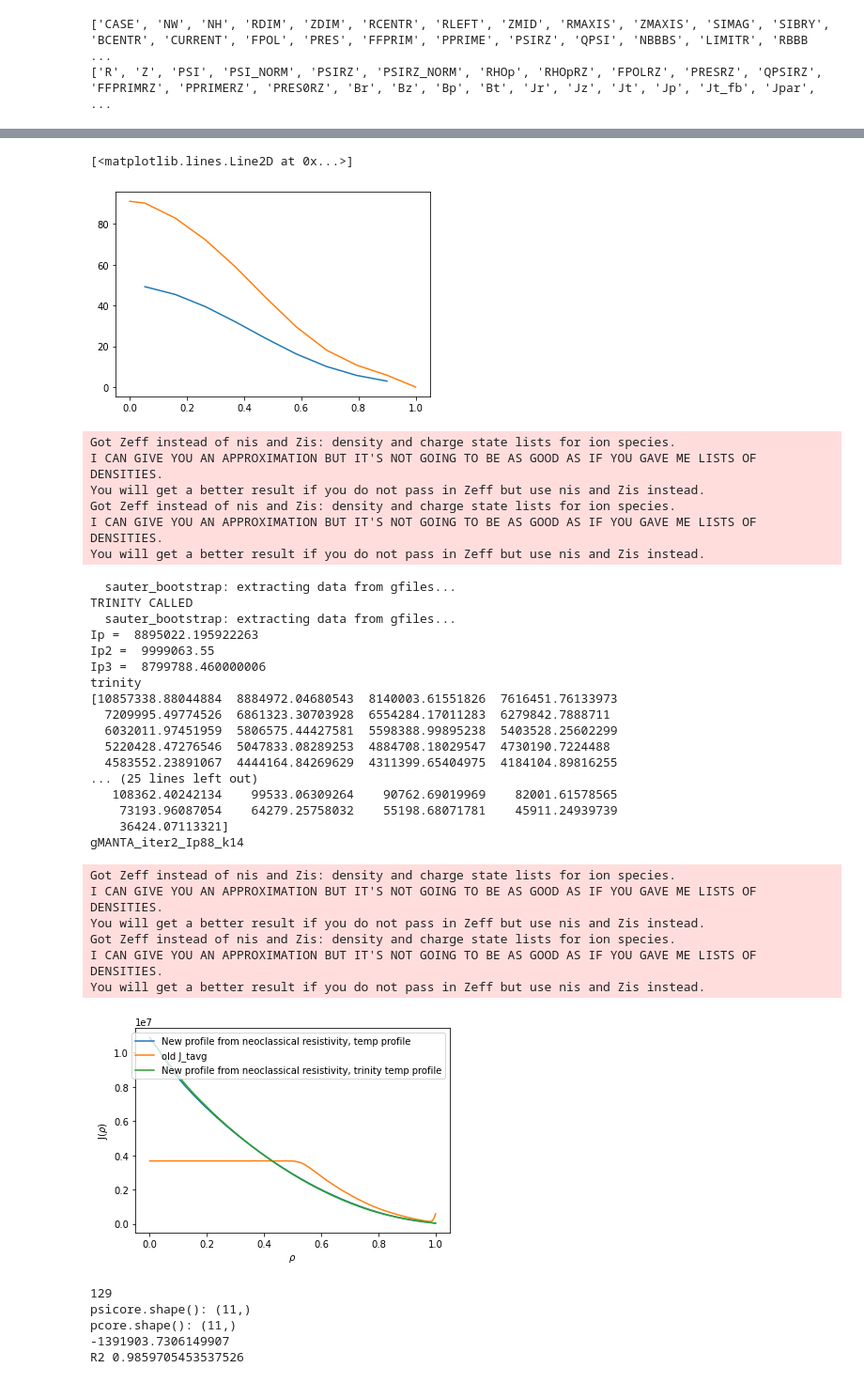
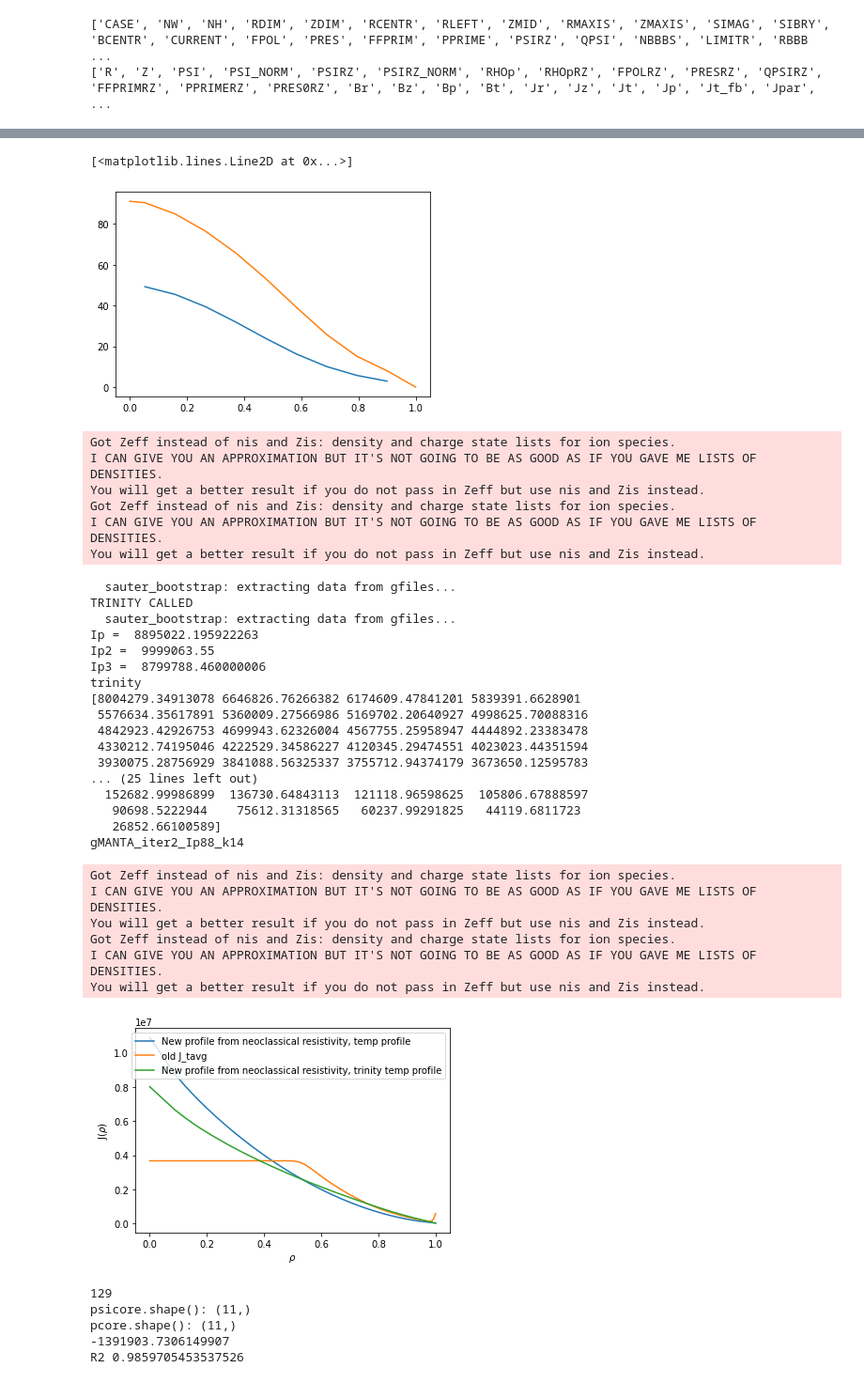
Before and after one commit to vandelij/MANTA, a Jupyter notebook: current_profile_maker_corrected_rho.ipynb, the cells around one changed output, grey strips where cells are left out. Shown: that part at 94% size. Cells and saved outputs as stored; diff of their text form; code cells hidden in the pictures.

```diff
--- a/current_profile_maker_corrected_rho.ipynb
+++ b/current_profile_maker_corrected_rho.ipynb
@@ -208,7 +208,7 @@ def convert(rho1,rho2,prof1):
     rhoconvfun = PchipInterpolator(rho2,rho1)
     prof2 = prof1fun(rhoconvfun(rho2))
     prof2fun = PchipInterpolator(rho2,prof2)
-    assert np.all(prof1fun(rho1)-prof2fun(rho2) == 0)
+    #assert np.all(prof1fun(rho1)-prof2fun(rho2) == 0)
     return prof2fun
 
 rho_pol = np.sqrt(gfile['AuxQuantities']['PSI_NORM'])
@@ -259,10 +259,27 @@ pcore = pcore*1e3*1.6e-19*1e20
 # NEW SECTION: carfully change trinity_rho, which is rho_tor, to rho_pol,
 # as is used in the rest of the script
 
-rhocore = trinity_rho#np.array([0.1, 0.3, 0.5, 0.7, 0.9])
-rhopcore = np.array([0.2,0.4,0.6,0.8])
-psicore = rhocore**2
-psipcore = np.array([(psicore[i+1]+psicore[i])/2 for i in range(len(psicore)-1)])
+# get the trinity poloidal rho
+tor_to_pol = PchipInterpolator(rho_tor, rho_pol)
+trinity_rho_pol = tor_to_pol(trinity_rho)
+print(trinity_rho_pol)
+
+convert_Tetor_to_Tepol = convert(trinity_rho, trinity_rho_pol, T_e)
+convert_Titor_to_Tipol = convert(trinity_rho, trinity_rho_pol, T_i)
+convert_pcoretor_to_pcorpol = convert(trinity_rho, trinity_rho_pol, pcore)
+
+T_e = convert_Tetor_to_Tepol(trinity_rho)
+T_i = convert_Titor_to_Tipol(trinity_rho)
+pcore = convert_pcoretor_to_pcorpol(trinity_rho)
+
+
+# rhocore = trinity_rho#np.array([0.1, 0.3, 0.5, 0.7, 0.9])
+# rhopcore = np.array([0.2,0.4,0.6,0.8])
+# psicore = rhocore**2
+# psipcore = np.array([(psicore[i+1]+psicore[i])/2 for i in range(len(psicore)-1)])
+# TODO: ^^
+
+
 #ppcore_trinity = -1/2/rhopcore*1.6e4*(data['aLpe'][-1]/a*np.interp(psipcore,psicore,data['pe'][-1])+data['aLpi'][-1]/a*np.interp(psipcore,psicore,transport['pi'][-1]))
 # ncore = data['n'][-1]
 # Tecore = data['pe'][-1]/ncore
@@ -287,7 +306,7 @@ plt.plot(data['grid']['rho_axis'], data['p_e'][-1])
 plt.plot(trinity_rho, pcore/jjj)
 # %% [output]
 [<matplotlib.lines.Line2D at 0x...>]
-[figure, old version]
+[figure, new version]
 # %%
 # New area for creating a current profile from a temp and rho profile
 from scipy import interpolate
@@ -320,13 +339,22 @@ def get_Jtor_from_T2(tokamak, trinity_Te, trinity_rho, trinity_Ti):
     C = tokamak.gfile['CURRENT']/integrate.cumtrapz((1/(neoEta*tokamak.R_0)), tokamak.area_cross)[-1]
     return C/(tokamak.R_0*neoEta), temp_prof_interped, timp_prof_interped
 
+def get_Jtor_from_T3(tokamak):
+    """
+    tokamak: tokamak object from Sam's loop voltage code
+    """
+    rho = tokamak.rho
+    R = tokamak.gfile['fluxSurfaces']['geo']['R']
+    neoEta = tokamak.neoEta_prof #TODO: should replace this with using the trinity temp profile
+    C = tokamak.gfile['CURRENT']/integrate.cumtrapz((1/(neoEta*tokamak.R_0)), tokamak.area_cross)[-1]
+    return C/(tokamak.R_0*neoEta)
 
 manta = tokamak()
 manta.eqdsk_name = 'gMANTA_iter2_Ip88_k14' #'gMANTA_Ip8-7_k1-40' #'gMANTA_iter2_Ip88_k14'#'gNARC_k14d05R455a120' #'gNTARC_paper' #'gNTARC3'
 manta.get_eqdsk_info()
 manta.init_profs()
 Jnew = get_Jtor_from_T3(manta)
-Jnew_trinity, Tnew_trinity, Tinew_trinity = get_Jtor_from_T2(manta, T_e, trinity_rho, T_i)
+Jnew_trinity, Tnew_trinity, Tinew_trinity = get_Jtor_from_T2(manta, T_e, trinity_rho_pol, T_i)
 #Jnew = Jnew*(max(manta.J_tavg)/max(Jnew))
 #print(manta.gfile['fluxSurfaces']['geo']['R'])
 #print('--')
@@ -343,42 +371,42 @@ Ip3 = integrate.cumtrapz(Jnew, manta.area_cross)[-1]
 Ip2 = gfile['CURRENT']
 print('Ip = ', Ip)
 print('Ip2 = ', Ip2)
 print('Ip3 = ', Ip3)
 print(manta.prof_type)
 print(Jnew_trinity)
 print(manta.eqdsk_name)
 np.save('J_new_trinity.npy', Jnew_trinity)
 # %% [output]
 Got Zeff instead of nis and Zis: density and charge state lists for ion species.
 I CAN GIVE YOU AN APPROXIMATION BUT IT'S NOT GOING TO BE AS GOOD AS IF YOU GAVE ME LISTS OF DENSITIES.
 You will get a better result if you do not pass in Zeff but use nis and Zis instead.
 Got Zeff instead of nis and Zis: density and charge state lists for ion species.
 I CAN GIVE YOU AN APPROXIMATION BUT IT'S NOT GOING TO BE AS GOOD AS IF YOU GAVE ME LISTS OF DENSITIES.
 You will get a better result if you do not pass in Zeff but use nis and Zis instead.
   sauter_bootstrap: extracting data from gfiles...
 TRINITY CALLED
   sauter_bootstrap: extracting data from gfiles...
 Ip =  8895022.195922263
 Ip2 =  9999063.55
 Ip3 =  8799788.460000006
 trinity
-[10857338.88044884  8884972.04680543  8140003.61551826  7616451.76133973
-  7209995.49774526  6861323.30703928  6554284.17011283  6279842.7888711
-  6032011.97451959  5806575.44427581  5598388.99895238  5403528.25602299
-  5220428.47276546  5047833.08289253  4884708.18029547  4730190.7224488
-  4583552.23891067  4444164.84269629  4311399.65404975  4184104.89816255
+[8004279.34913078 6646826.76266382 6174609.47841201 5839391.6628901
+ 5576634.35617891 5360009.27566986 5169702.20640927 4998625.70088316
+ 4842923.42926753 4699943.62326004 4567755.25958947 4444892.23383478
+ 4330212.74195046 4222529.34586227 4120345.29474551 4023023.44351594
+ 3930075.28756929 3841088.56325337 3755712.94374179 3673650.12595783
 ... (25 lines left out)
-   108362.40242134    99533.06309264    90762.69019969    82001.61578565
-    73193.96087054    64279.25758032    55198.68071781    45911.24939739
-    36424.07113321]
+  152682.99986899  136730.64843113  121118.96598625  105806.67888597
+   90698.5222944    75612.31318565   60237.99291825   44119.6811723
+   26852.66100589]
 gMANTA_iter2_Ip88_k14
 Got Zeff instead of nis and Zis: density and charge state lists for ion species.
 I CAN GIVE YOU AN APPROXIMATION BUT IT'S NOT GOING TO BE AS GOOD AS IF YOU GAVE ME LISTS OF DENSITIES.
 You will get a better result if you do not pass in Zeff but use nis and Zis instead.
 Got Zeff instead of nis and Zis: density and charge state lists for ion species.
 I CAN GIVE YOU AN APPROXIMATION BUT IT'S NOT GOING TO BE AS GOOD AS IF YOU GAVE ME LISTS OF DENSITIES.
 You will get a better result if you do not pass in Zeff but use nis and Zis instead.
-[figure, old version]
+[figure, new version]
 # %%
 # pressure profile fitting area
 from scipy.integrate import cumtrapz
```
Also changed, not shown: parts of 1 cell of this notebook, 1 other file.
